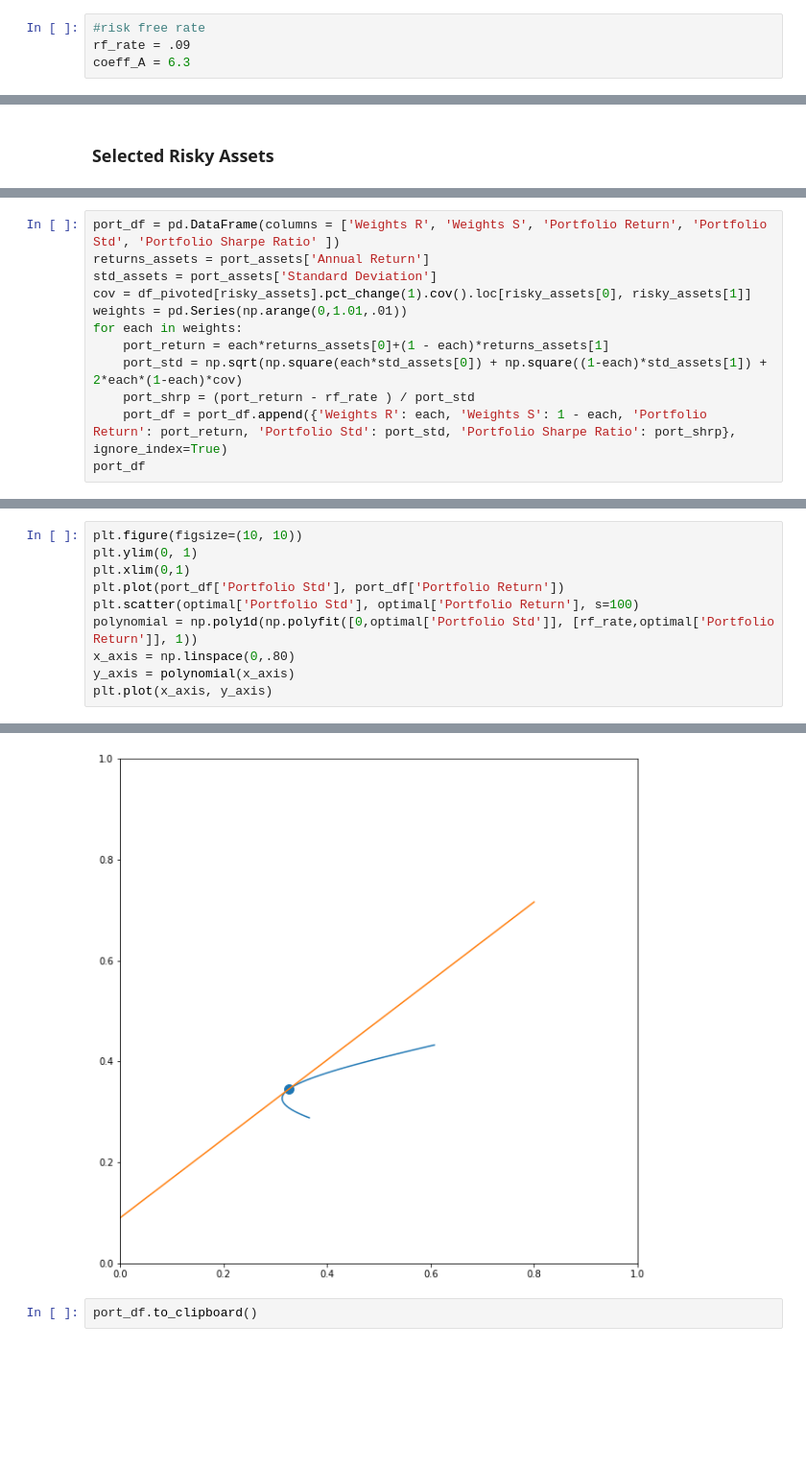
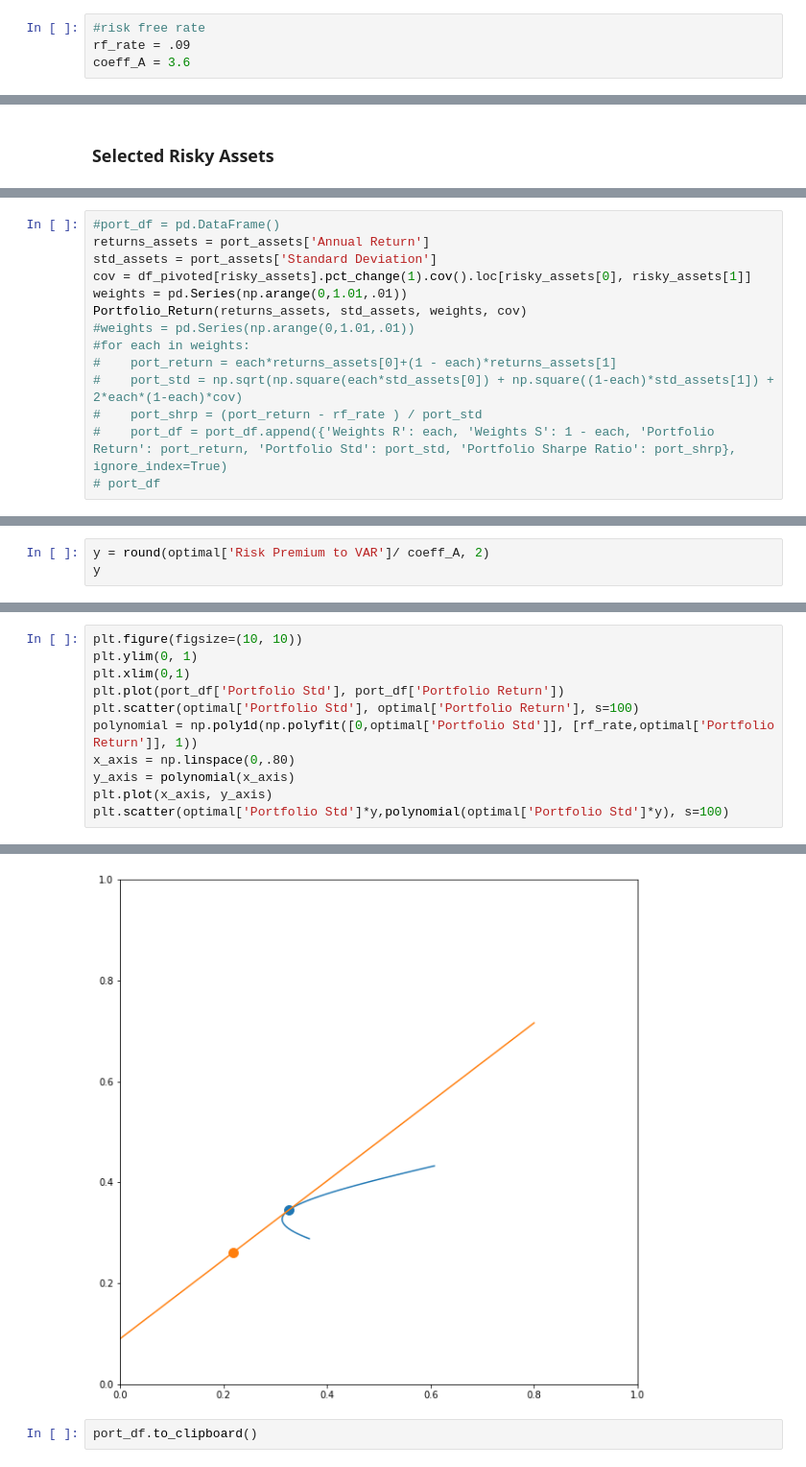
Before and after one commit to kalam360/dse-stock-analysis, a Jupyter notebook: sy-portfolio/optimal-portfolio-with-two-risky-asset.ipynb, the cells around one changed output, grey strips where cells are left out. Shown: that part at 96% size. Drawn from its saved outputs; the diff is of its cells as text; blank space fills up the shorter version.

```diff
--- a/sy-portfolio/optimal-portfolio-with-two-risky-asset.ipynb
+++ b/sy-portfolio/optimal-portfolio-with-two-risky-asset.ipynb
@@ -13,7 +13,7 @@
 # %%
 #risk free rate
 rf_rate = .09
-coeff_A = 6.3
+coeff_A = 3.6
 # %% [markdown]
 ### Importing the necessary libraries
 # %%
@@ -176,13 +185,15 @@ port_assets
 # %%
-port_df = pd.DataFrame(columns = ['Weights R', 'Weights S', 'Portfolio Return', 'Portfolio Std', 'Portfolio Sharpe Ratio' ])
+#port_df = pd.DataFrame()
 returns_assets = port_assets['Annual Return']
 std_assets = port_assets['Standard Deviation']
 cov = df_pivoted[risky_assets].pct_change(1).cov().loc[risky_assets[0], risky_assets[1]]
 weights = pd.Series(np.arange(0,1.01,.01))
-for each in weights:
-    port_return = each*returns_assets[0]+(1 - each)*returns_assets[1]
-    port_std = np.sqrt(np.square(each*std_assets[0]) + np.square((1-each)*std_assets[1]) + 2*each*(1-each)*cov)
-    port_shrp = (port_return - rf_rate ) / port_std
-    port_df = port_df.append({'Weights R': each, 'Weights S': 1 - each, 'Portfolio Return': port_return, 'Portfolio Std': port_std, 'Portfolio Sharpe Ratio': port_shrp}, ignore_index=True)
-port_df
+Portfolio_Return(returns_assets, std_assets, weights, cov)
+#weights = pd.Series(np.arange(0,1.01,.01))
+#for each in weights:
+#    port_return = each*returns_assets[0]+(1 - each)*returns_assets[1]
+#    port_std = np.sqrt(np.square(each*std_assets[0]) + np.square((1-each)*std_assets[1]) + 2*each*(1-each)*cov)
+#    port_shrp = (port_return - rf_rate ) / port_std
+#    port_df = port_df.append({'Weights R': each, 'Weights S': 1 - each, 'Portfolio Return': port_return, 'Portfolio Std': port_std, 'Portfolio Sharpe Ratio': port_shrp}, ignore_index=True)
+# port_df
 # %% [output]
@@ -213,2 +224,5 @@ Portfolio Sharpe Ratio    0.782647
 Risk Premium to VAR       2.406281
 dtype: float64
+# %%
+y = round(optimal['Risk Premium to VAR']/ coeff_A, 2)
+y
@@ -222,4 +238,5 @@ polynomial = np.poly1d(np.polyfit([0,optimal['Portfolio Std']], [rf_rate,optimal
 x_axis = np.linspace(0,.80)
 y_axis = polynomial(x_axis)
 plt.plot(x_axis, y_axis)
+plt.scatter(optimal['Portfolio Std']*y,polynomial(optimal['Portfolio Std']*y), s=100)
 # %% [output]
@@ -227,3 +244,3 @@ plt.plot(x_axis, y_axis)
-[figure, old version]
+[figure, new version]
 # %%
 port_df.to_clipboard()
```
Also changed, not shown: parts of 13 cells of this notebook, 1 other file.
